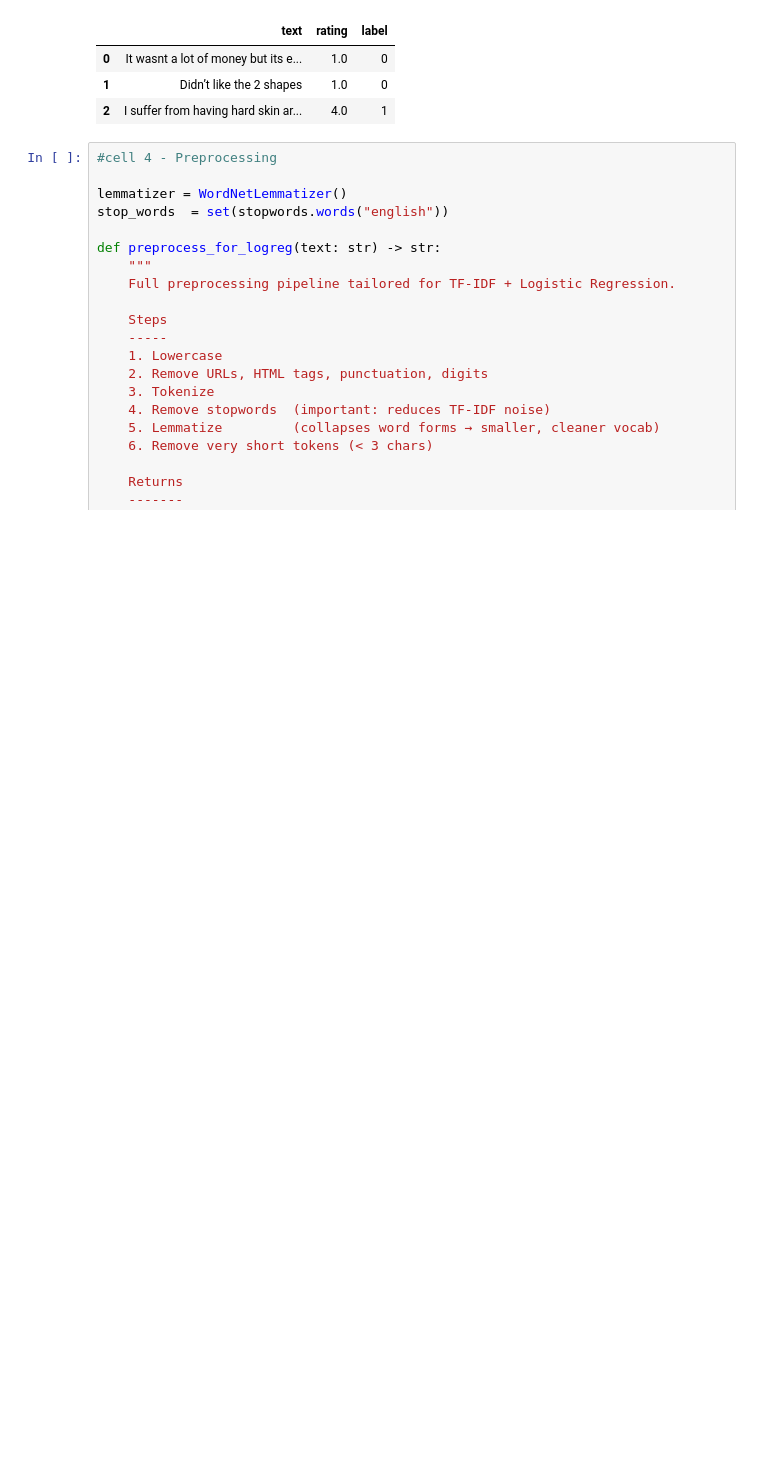
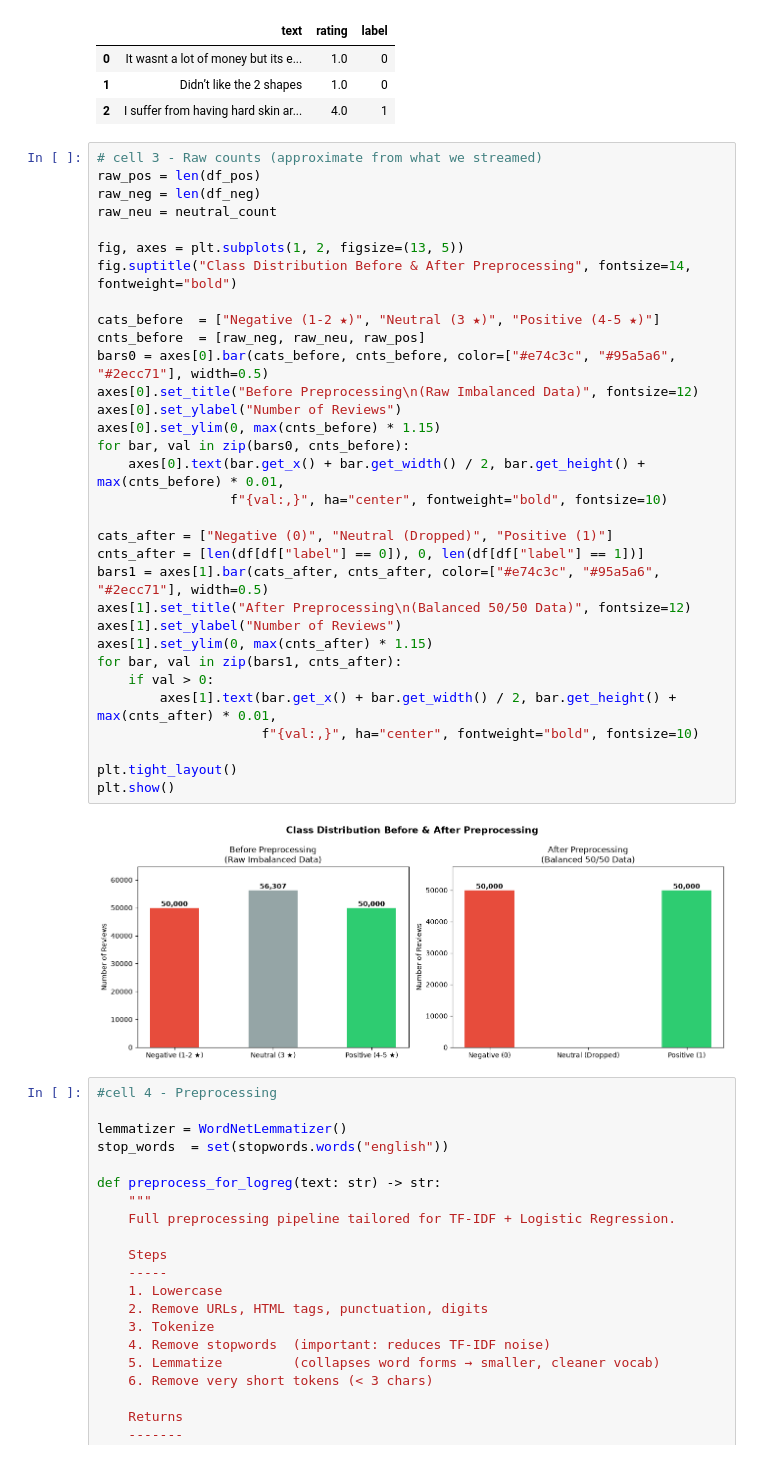
Before and after one commit to hibenji/aiml, a Jupyter notebook: AiML_logistic_regression.ipynb, the cells around one changed output. Drawn from its saved outputs; the diff is of its cells as text; blank space fills up the shorter version.

```diff
--- a/AiML_logistic_regression.ipynb
+++ b/AiML_logistic_regression.ipynb
@@ -179,6 +103,40 @@ Dataset loaded!
 | 0 | It wasnt a lot of money but its e... | 1.0 | 0 |
 | 1 | Didn’t like the 2 shapes | 1.0 | 0 |
 | 2 | I suffer from having hard skin ar... | 4.0 | 1 |
+# %%
+# cell 3 - Raw counts (approximate from what we streamed)
+raw_pos = len(df_pos)
+raw_neg = len(df_neg)
+raw_neu = neutral_count
+
+fig, axes = plt.subplots(1, 2, figsize=(13, 5))
+fig.suptitle("Class Distribution Before & After Preprocessing", fontsize=14, fontweight="bold")
+
+cats_before  = ["Negative (1-2 ★)", "Neutral (3 ★)", "Positive (4-5 ★)"]
+cnts_before  = [raw_neg, raw_neu, raw_pos]
+bars0 = axes[0].bar(cats_before, cnts_before, color=["#e74c3c", "#95a5a6", "#2ecc71"], width=0.5)
+axes[0].set_title("Before Preprocessing\n(Raw Imbalanced Data)", fontsize=12)
+axes[0].set_ylabel("Number of Reviews")
+axes[0].set_ylim(0, max(cnts_before) * 1.15)
+for bar, val in zip(bars0, cnts_before):
+    axes[0].text(bar.get_x() + bar.get_width() / 2, bar.get_height() + max(cnts_before) * 0.01,
+                 f"{val:,}", ha="center", fontweight="bold", fontsize=10)
+
+cats_after = ["Negative (0)", "Neutral (Dropped)", "Positive (1)"]
+cnts_after = [len(df[df["label"] == 0]), 0, len(df[df["label"] == 1])]
+bars1 = axes[1].bar(cats_after, cnts_after, color=["#e74c3c", "#95a5a6", "#2ecc71"], width=0.5)
+axes[1].set_title("After Preprocessing\n(Balanced 50/50 Data)", fontsize=12)
+axes[1].set_ylabel("Number of Reviews")
+axes[1].set_ylim(0, max(cnts_after) * 1.15)
+for bar, val in zip(bars1, cnts_after):
+    if val > 0:
+        axes[1].text(bar.get_x() + bar.get_width() / 2, bar.get_height() + max(cnts_after) * 0.01,
+                     f"{val:,}", ha="center", fontweight="bold", fontsize=10)
+
+plt.tight_layout()
+plt.show()
+# %% [output]
+[figure, added]
 # %%
 #cell 4 - Preprocessing
 
```
Also changed, not shown: parts of 6 cells of this notebook.
